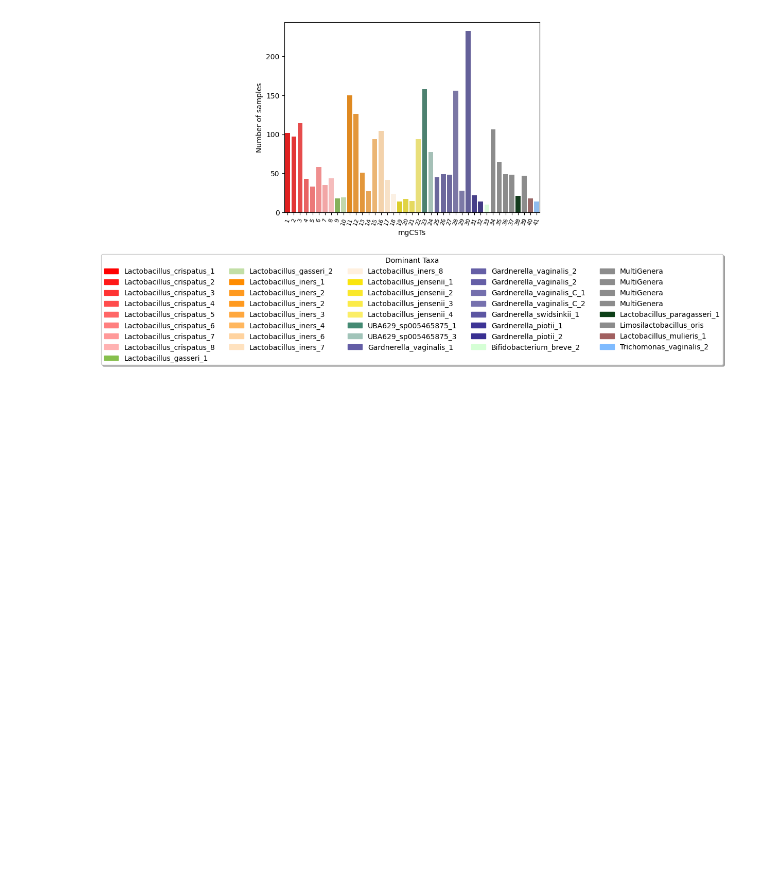
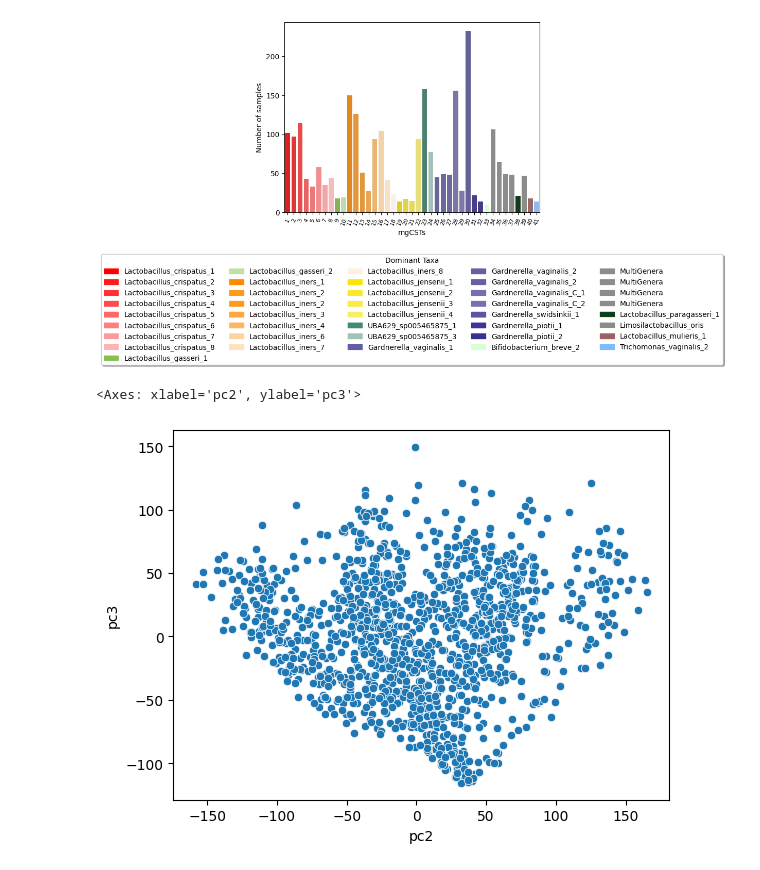
Before and after one commit to AmauryMaros/mgss2, a Jupyter notebook: draft.ipynb, the cells around one changed output. Drawn from its saved outputs; the diff is of its cells as text; code cells hidden in the pictures; blank space fills up the shorter version.

```diff
--- a/draft.ipynb
+++ b/draft.ipynb
@@ -163,3 +163,27 @@ g.legend(handles=new_patch, title = 'Dominant Taxa',loc='upper center', bbox_to_
 g.grid(False)
 # %% [output]
 [figure]
+# %%
+import pandas as pd
+import pickle
+import matplotlib.pyplot as plt
+import seaborn as sns
+
+path = "Data/pca_model.pkl"
+path2 = "/Users/amaros/Desktop/mgss2/log_norm.pkl"
+
+with open(path, 'rb') as file:
+        model = pickle.load(file)
+
+with open(path2, 'rb') as file:
+        log_norm = pickle.load(file)
+
+mgcsts_samples_df = pd.read_csv("Data/mgCSTs.samples.df.csv")
+mgCSTs_colors = pd.read_csv("Data/mgCST_sort_color.csv")
+# %%
+data_pca = pd.DataFrame(data = model[10][4][1]['principal_components'], columns=['pc1','pc2', 'pc3'])
+
+sns.scatterplot(data=data_pca, x='pc2', y='pc3')
+# %% [output]
+<Axes: xlabel='pc2', ylabel='pc3'>
+[figure, added]
```
Also changed, not shown: parts of 9 cells of this notebook, 4 other files.
